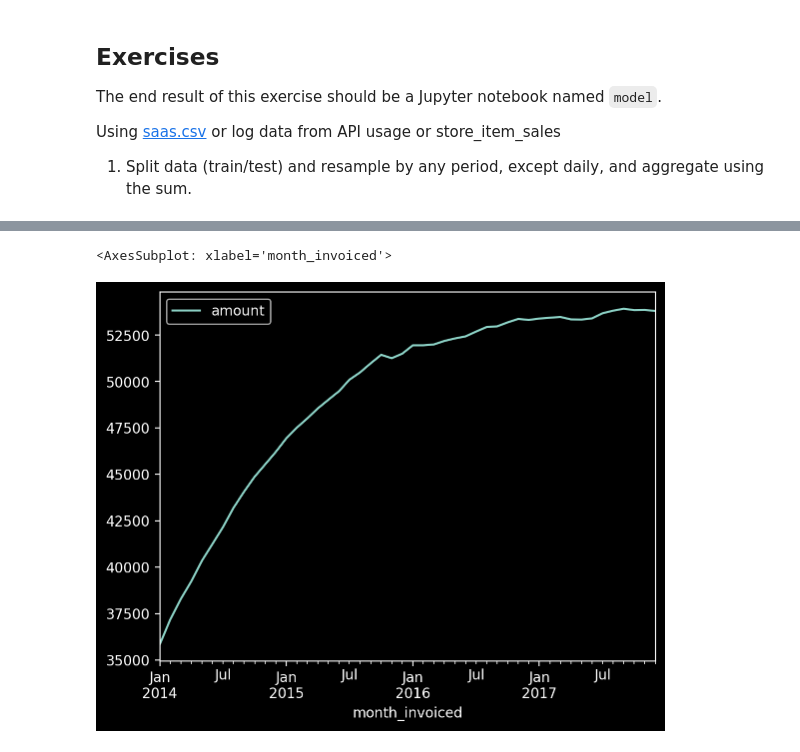
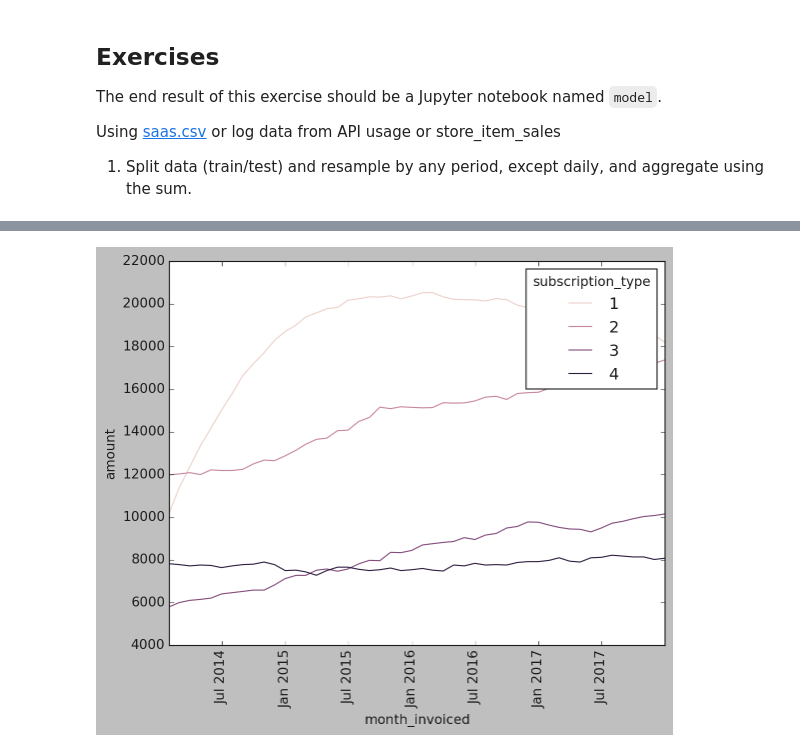
Before and after one commit to Is0metry/time-series-exercises, a Jupyter notebook: model.ipynb, the cells around one changed output, grey strips where cells are left out. Cells and saved outputs as stored; diff of their text form; code cells hidden in the pictures.

```diff
--- a/model.ipynb
+++ b/model.ipynb
@@ -38,6 +35,7 @@ TypeError: Only valid with DatetimeIndex, TimedeltaIndex or PeriodIndex, but got
-# %%
-plt.style.use('dark_background')
-resaas.plot.line()
-# %% [output]
-<AxesSubplot: xlabel='month_invoiced'>
-[figure, removed]
+# %%
+resaas = saas.groupby(['month_invoiced','subscription_type']).sum()
+sns.lineplot(data=resaas,x='month_invoiced',y='amount',hue='subscription_type')
+plt.xticks(rotation=90)
+plt.show()
+# %% [output]
+[figure, added]
```
Also changed, not shown: parts of 7 cells of this notebook, 2 other files.
